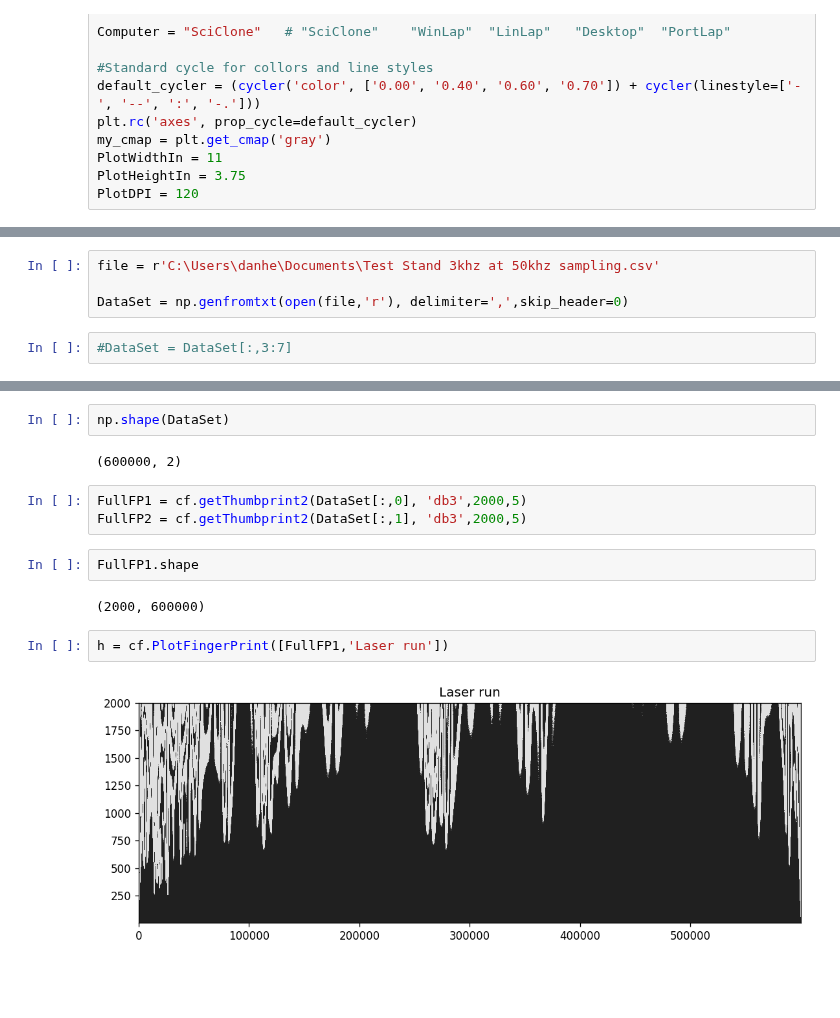
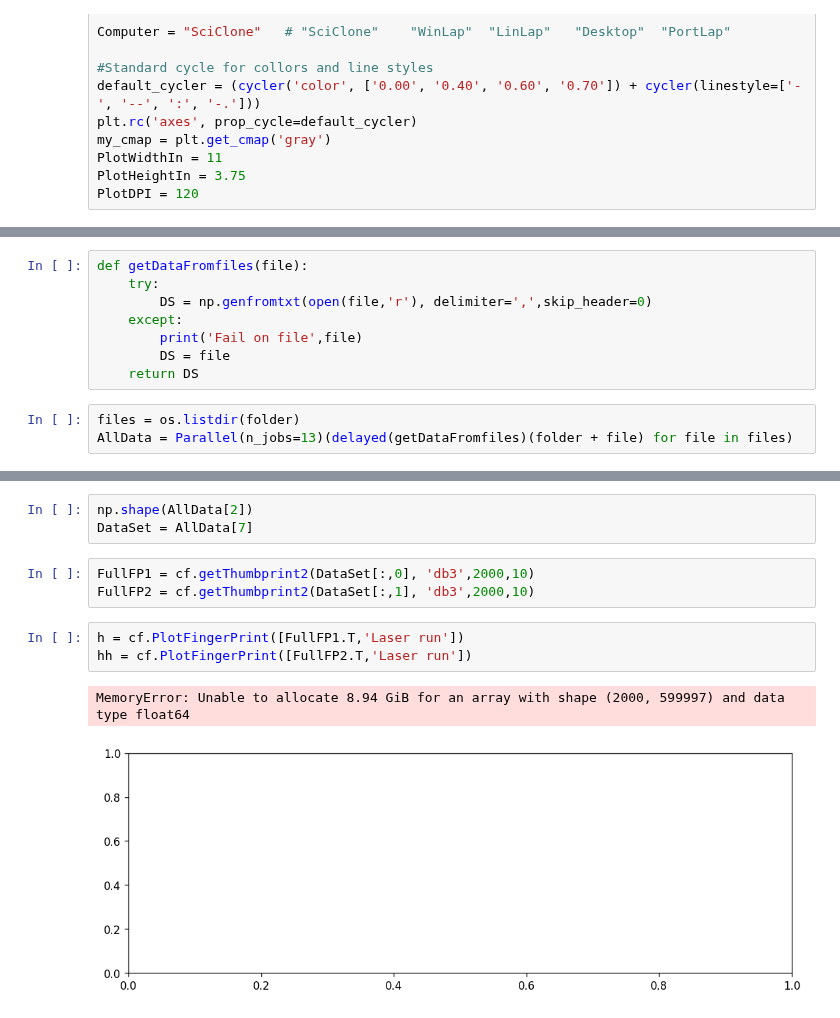
Before and after one commit to danchendrickson/RMG_NDE_Disssertation, a Jupyter notebook: 10 Laser Tests.ipynb, the cells around one changed output, grey strips where cells are left out. Drawn from its saved outputs; the diff is of its cells as text; blank space fills up the shorter version.

Commit message:
laser test, failing for lack of ram

```diff
--- a/10 Laser Tests.ipynb
+++ b/10 Laser Tests.ipynb
@@ -74,8 +77,13 @@ elif Computer =='PortLap':
     rootfolder = location
     folder = rootfolder + 'SmallCopy\\'
 # %%
-file = r'C:\Users\danhe\Documents\Test Stand 3khz at 50khz sampling.csv'
-
-DataSet = np.genfromtxt(open(file,'r'), delimiter=',',skip_header=0)
+def getDataFromfiles(file):
+    try:
+        DS = np.genfromtxt(open(file,'r'), delimiter=',',skip_header=0)
+    except:
+        print('Fail on file',file)
+        DS = file
+    return DS
 # %%
-#DataSet = DataSet[:,3:7]
+files = os.listdir(folder)
+AllData = Parallel(n_jobs=13)(delayed(getDataFromfiles)(folder + file) for file in files)
@@ -82,16 +107,13 @@ DataSet = np.genfromtxt(open(file,'r'), delimiter=',',skip_header=0)
 # %%
-np.shape(DataSet)
+np.shape(AllData[2])
+DataSet = AllData[7]
-# %% [output]
-(600000, 2)
 # %%
-FullFP1 = cf.getThumbprint2(DataSet[:,0], 'db3',2000,5)
-FullFP2 = cf.getThumbprint2(DataSet[:,1], 'db3',2000,5)
+FullFP1 = cf.getThumbprint2(DataSet[:,0], 'db3',2000,10)
+FullFP2 = cf.getThumbprint2(DataSet[:,1], 'db3',2000,10)
-# %%
-FullFP1.shape
-# %% [output]
-(2000, 600000)
 # %%
-h = cf.PlotFingerPrint([FullFP1,'Laser run'])
+h = cf.PlotFingerPrint([FullFP1.T,'Laser run'])
+hh = cf.PlotFingerPrint([FullFP2.T,'Laser run'])
 # %% [output]
+MemoryError: Unable to allocate 8.94 GiB for an array with shape (2000, 599997) and data type float64
-[figure, old version]
+[figure, new version]
 # %%
```
Also changed, not shown: parts of 11 cells of this notebook.
